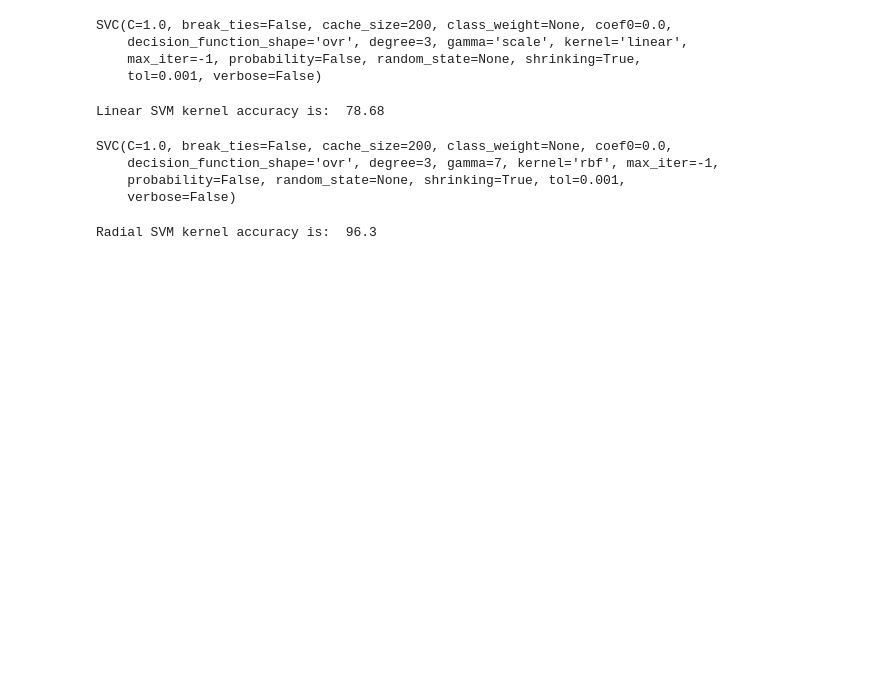
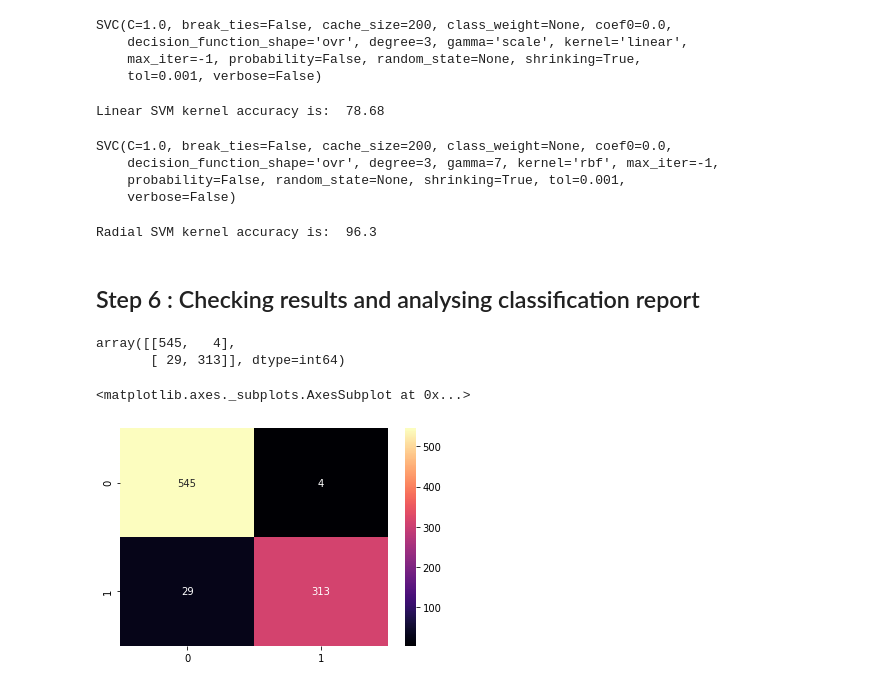
Before and after one commit to ImSahilShaikh/BE_IT_Assignments, a Jupyter notebook: BE_IT/CL-7/Part B - MLA/Assignment 5/Assignment 5.ipynb, the cells around one changed output. Drawn from its saved outputs; the diff is of its cells as text; code cells hidden in the pictures; blank space fills up the shorter version.

```diff
--- a/BE_IT/CL-7/Part B - MLA/Assignment 5/Assignment 5.ipynb
+++ b/BE_IT/CL-7/Part B - MLA/Assignment 5/Assignment 5.ipynb
@@ -278,3 +278,5 @@ print("Radial SVM kernel accuracy is: ", round(accuracy_score(Y_train,pred_radia
 Radial SVM kernel accuracy is:  96.3
 # %%
 pred_test = model_radial.predict(X_test)
+# %% [markdown]
+## Step 6 : Checking results and analysing classification report
@@ -280,0 +285,11 @@ pred_test = model_radial.predict(X_test)
+# %%
+cm = confusion_matrix(Y_train,pred_radial)
+cm
+# %% [output]
+array([[545,   4],
+       [ 29, 313]], dtype=int64)
+# %%
+sns.heatmap(cm,annot=True,fmt='g',cmap='magma')
+# %% [output]
+<matplotlib.axes._subplots.AxesSubplot at 0x...>
+[figure, added]
```
Also changed, not shown: parts of 4 cells of this notebook.
